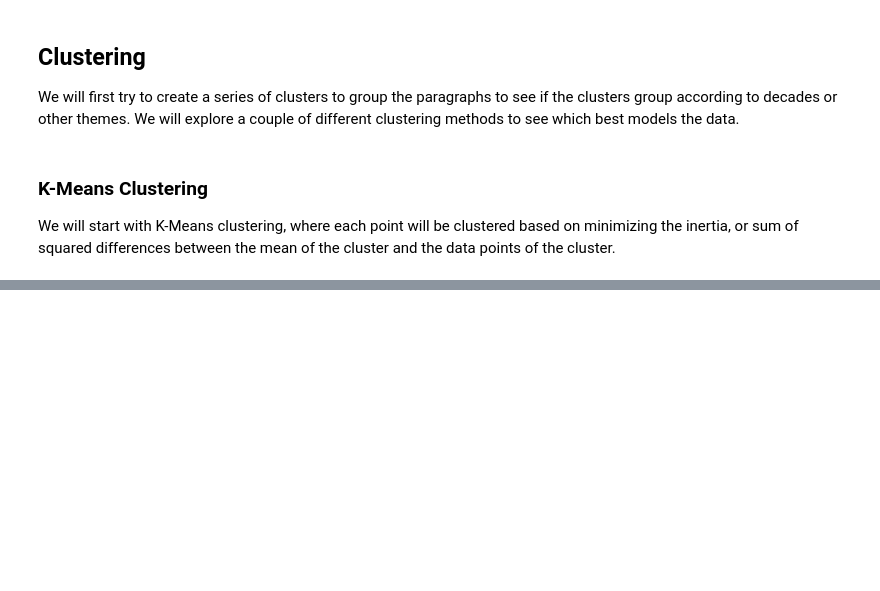
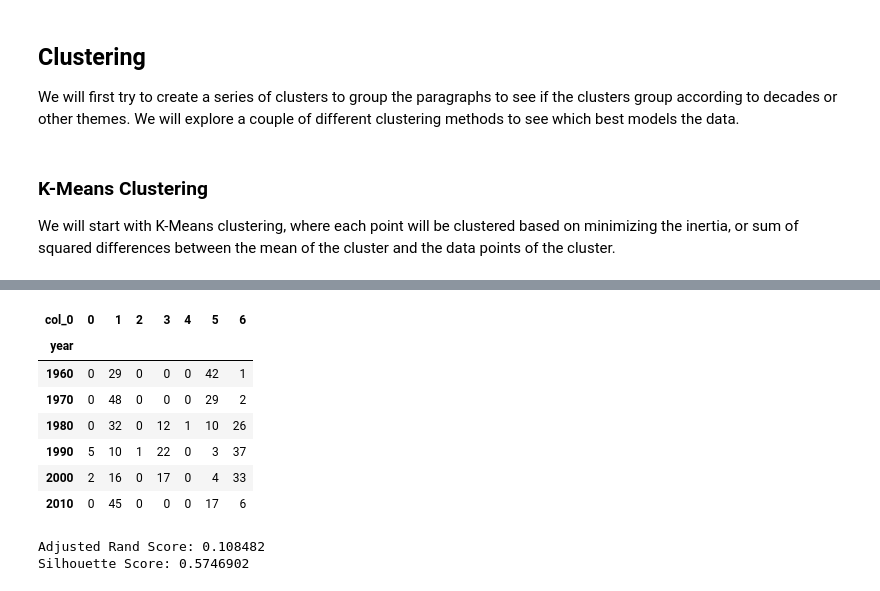
Before and after one commit to ephs08kmp/capstone_projects, a Jupyter notebook: 4.5.1 Unsupervised Learning Capstone.ipynb, the cells around one changed output, grey strips where cells are left out. Saved outputs shown, nothing was run; the diff lists cells and outputs as text; code cells hidden in the pictures; blank space fills up the shorter version.

```diff
--- a/4.5.1 Unsupervised Learning Capstone.ipynb
+++ b/4.5.1 Unsupervised Learning Capstone.ipynb
@@ -477,0 +320,21 @@ AttributeError: 'dict' object has no attribute 'iteritems'
+# %%
+from sklearn.cluster import MiniBatchKMeans
+minikmeans = MiniBatchKMeans(n_clusters=7, init='k-means++', random_state=42, init_size=1000, batch_size=1000)
+y_pred2 = minikmeans.fit_predict(X2_train)
+
+pd.crosstab(y2_train, y_pred2)
+# %% [output]
+| col_0 | 0 | 1 | 2 | 3 | 4 | 5 | 6 |
+| year |  |  |  |  |  |  |  |
+| 1960 | 0 | 29 | 0 | 0 | 0 | 42 | 1 |
+| 1970 | 0 | 48 | 0 | 0 | 0 | 29 | 2 |
+| 1980 | 0 | 32 | 0 | 12 | 1 | 10 | 26 |
+| 1990 | 5 | 10 | 1 | 22 | 0 | 3 | 37 |
+| 2000 | 2 | 16 | 0 | 17 | 0 | 4 | 33 |
+| 2010 | 0 | 45 | 0 | 0 | 0 | 17 | 6 |
+# %%
+print('Adjusted Rand Score: {:0.7}'.format(adjusted_rand_score(y2_train, y_pred2)))
+print('Silhouette Score: {:0.7}'.format(silhouette_score(X2_train, y_pred2, metric='euclidean')))
+# %% [output]
+Adjusted Rand Score: 0.108482
+Silhouette Score: 0.5746902
```
Also changed, not shown: parts of 72 cells of this notebook.
